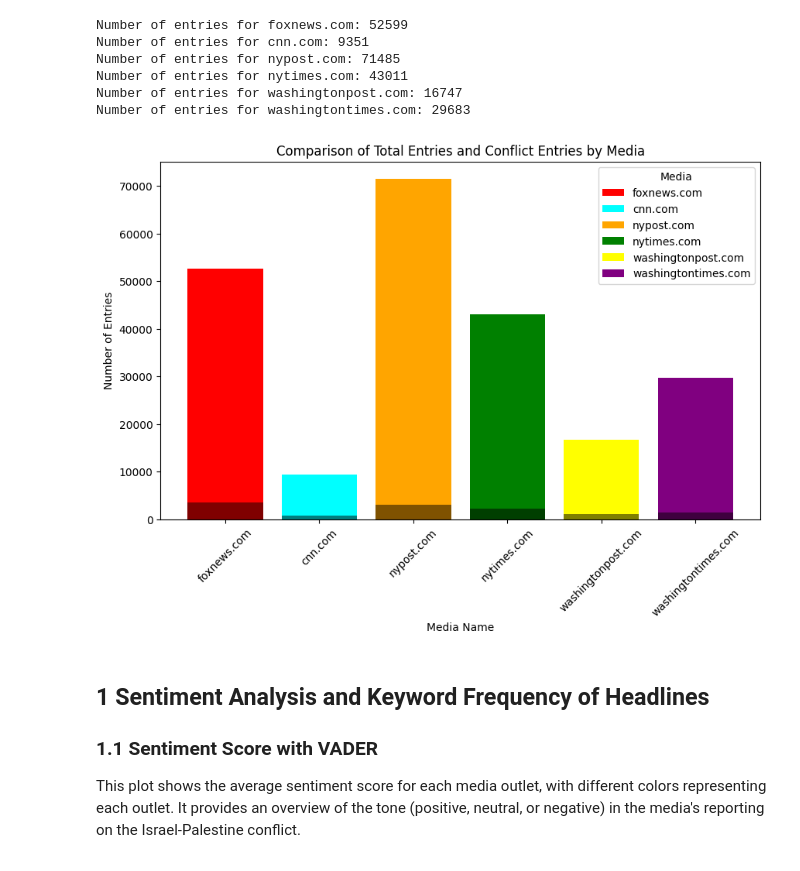
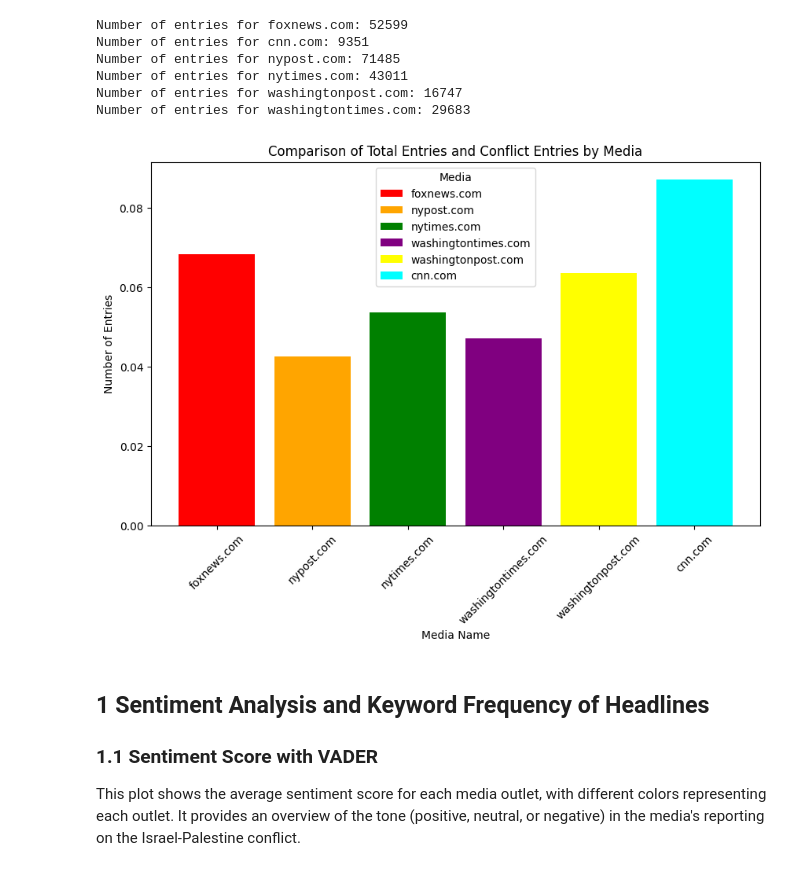
Before and after one commit to tinasophie15/FCSS-Project-Group-10, a Jupyter notebook: code/group10.ipynb, the cells around one changed output. Cells and saved outputs as stored; diff of their text form; code cells hidden in the pictures.

```diff
--- a/code/group10.ipynb
+++ b/code/group10.ipynb
@@ -216,47 +237,39 @@ Number of entries for washingtontimes.com: 29683
 # %%
 total_entries = {
     'foxnews.com': 52599,
     'cnn.com': 9351,
     'nypost.com': 71485,
     'nytimes.com': 43011,
     'washingtonpost.com': 16747,
     'washingtontimes.com': 29683
 }
 
 conflict_entries = {
     'foxnews.com': 3590,
     'nypost.com': 3048,
     'nytimes.com': 2312,
     'washingtontimes.com': 1398,
     'washingtonpost.com': 1066,
     'cnn.com': 815
 }
 
-# Color map
-color_map = {
-    'foxnews.com': 'red',
-    'cnn.com': 'cyan',
-    'nytimes.com': 'green',
-    'washingtontimes.com': 'purple',
-    'nypost.com': 'orange',
-    'washingtonpost.com': 'yellow'
+normalized_data = {
+    key: conflict_entries[key] / total_entries[key]
+    for key in conflict_entries
 }
 
 fig, ax = plt.subplots(figsize=(10, 6))
-for media in total_entries:
-    ax.bar(media, total_entries[media], color=color_map[media], label=media)
-
-for media in conflict_entries:
-    ax.bar(media, conflict_entries[media], color='black', alpha=0.5)
+for media in normalized_data:
+    ax.bar(media, normalized_data[media], color=color_map[media], label=media)
 
 ax.set_xlabel('Media Name')
 ax.set_ylabel('Number of Entries')
 ax.set_title('Comparison of Total Entries and Conflict Entries by Media')
 ax.legend(title='Media')
 plt.xticks(rotation=45)
 plt.show()
 # %% [output]
-[figure, old version]
+[figure, new version]
 # %% [markdown]
 ## 1 Sentiment Analysis and Keyword Frequency of Headlines
 
```
Also changed, not shown: parts of 30 cells of this notebook.
